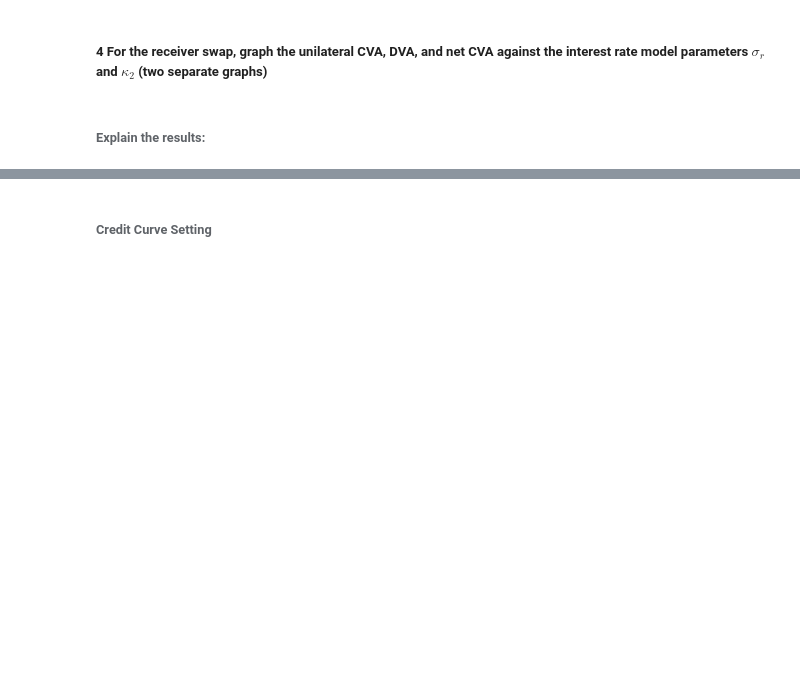
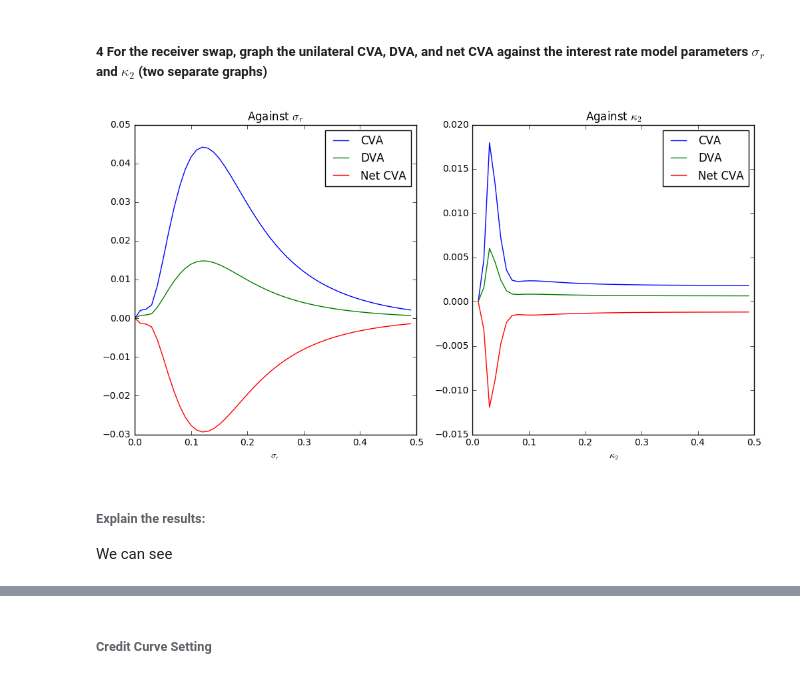
Before and after one commit to lejingxu/CVA_IMM_RegulationProject, a Jupyter notebook: Regulation_Project_Group_4-Copy1.ipynb, the cells around one changed output, grey strips where cells are left out. Cells and saved outputs as stored; diff of their text form; code cells hidden in the pictures; blank space fills up the shorter version.

```diff
--- a/Regulation_Project_Group_4-Copy1.ipynb
+++ b/Regulation_Project_Group_4-Copy1.ipynb
@@ -198,7 +200,7 @@ for i in range(len(sigma_rs)):
 
 
 ### kappa_2
-kappa2s = np.arange(0,0.5,0.01)
+kappa2s = np.arange(0.01,0.5,0.01)
 uniCVA_4k = []
 uniDVA_4k = []
 netCVA_4k = []
@@ -213,33 +215,37 @@ for i in range(len(kappa2s)):
         price_one_path=[]
         for t in range(maturity*sim_freq):
             p =priceSwap(swap, 'receiver', P_OIS, P_LIBOR, t, ts, Tis,sim_freq)
             price_one_path.append(p)
 
         prices_receiver_4k.append(price_one_path)
         P_OISs_4k.append(P_OIS)
         #P_LIBORs_4k.append(P_LIBOR)
 
     PVEE_4k,EE_4k = calculatePVEE(lbdaCs,P_OISs_4k,X_Cs,prices_receiver_4k,switch_collateral,switch_downProv,collateral,D)
     uniCVA = calculateUniCVA(EE_4k,P_OISs_4k,X_Cs,lbdaCs,rr)
     uniDVA = calculateUniDVA(EE_4k,P_OISs_4k,X_Bs,lbdaBs,rr)
     netCVA = calculateNetUniCVA(uniCVA,uniDVA)
     uniCVA_4k.append(uniCVA)
     uniDVA_4k.append(uniDVA)
     netCVA_4k.append(netCVA)
 
+
 ### plot
-plt.figure(figsize=[12,8])
+plt.figure(figsize=[12,6])
 plt.subplot(1,2,1)
 plt.plot(sigma_rs,uniCVA_4s,sigma_rs,uniDVA_4s,sigma_rs,netCVA_4s)
 plt.title('Against $\sigma_r$')
 plt.xlabel('$\sigma_r$')
 plt.legend(['CVA','DVA','Net CVA'])
 
 plt.subplot(1,2,2)
 plt.plot(kappa2s,uniCVA_4k,kappa2s,uniDVA_4k,kappa2s,netCVA_4k)
 plt.title('Against $\kappa_2$')
 plt.xlabel('$\kappa_2$')
 plt.legend(['CVA','DVA','Net CVA'])
 plt.show()
+# %% [output]
+[figure, added]
 # %% [markdown]
 ###### Explain the results:
+We can see
```
Also changed, not shown: parts of 9 cells of this notebook, 3 other files.
